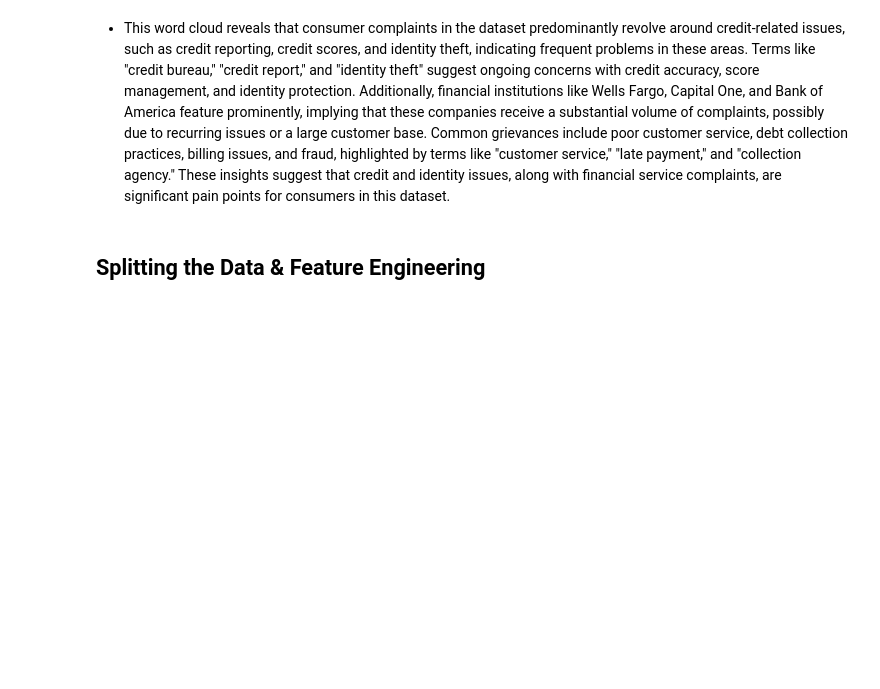
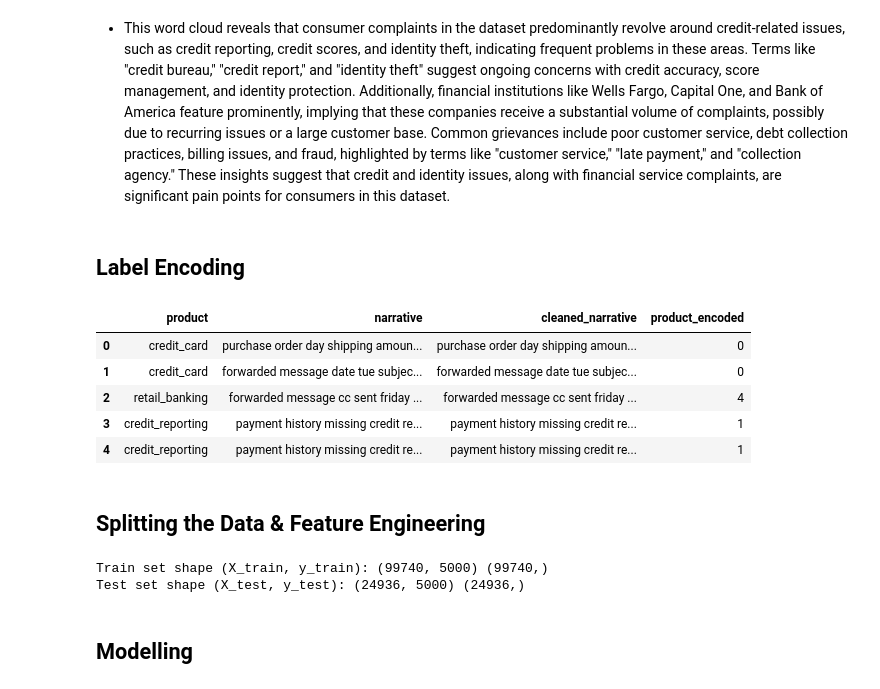
Before and after one commit to johnkul/nlp_consumer_complaints_classification, a Jupyter notebook: notebooks/julian.ipynb, the cells around one changed output. Cells and saved outputs as stored; diff of their text form; code cells hidden in the pictures; blank space fills up the shorter version.

Commit message:
modelling

```diff
--- a/notebooks/julian.ipynb
+++ b/notebooks/julian.ipynb
@@ -194,13 +194,41 @@ plt.show()
 [figure]
 # %% [markdown]
 - This word cloud reveals that consumer complaints in the dataset predominantly revolve around credit-related issues, such as credit reporting, credit scores, and identity theft, indicating frequent problems in these areas. Terms like "credit bureau," "credit report," and "identity theft" suggest ongoing concerns with credit accuracy, score management, and identity protection. Additionally, financial institutions like Wells Fargo, Capital One, and Bank of America feature prominently, implying that these companies receive a substantial volume of complaints, possibly due to recurring issues or a large customer base. Common grievances include poor customer service, debt collection practices, billing issues, and fraud, highlighted by terms like "customer service," "late payment," and "collection agency." These insights suggest that credit and identity issues, along with financial service complaints, are significant pain points for consumers in this dataset.
+# %% [markdown]
+## Label Encoding
+# %%
+# Encode Target Variable
+from sklearn.preprocessing import LabelEncoder
+label_encoder = LabelEncoder()
+data['product_encoded'] = label_encoder.fit_transform(data['product'])
+data.head()
+# %% [output]
+|  | product | narrative | cleaned_narrative | product_encoded |
+| 0 | credit_card | purchase order day shipping amoun... | purchase order day shipping amoun... | 0 |
+| 1 | credit_card | forwarded message date tue subjec... | forwarded message date tue subjec... | 0 |
+| 2 | retail_banking | forwarded message cc sent friday ... | forwarded message cc sent friday ... | 4 |
+| 3 | credit_reporting | payment history missing credit re... | payment history missing credit re... | 1 |
+| 4 | credit_reporting | payment history missing credit re... | payment history missing credit re... | 1 |
 # %% [markdown]
 ## Splitting the Data & Feature Engineering
 # %%
+# Define X and y
+X = data['cleaned_narrative']
+y = data['product_encoded']
+
 # Train-Test Split
-X_train_text, X_test_text, y_train, y_test = train_test_split(data['cleaned_narrative'], data['product'], test_size=0.3, random_state=42)
+X_train_text, X_test_text, y_train, y_test = train_test_split(X, y, test_size=0.2, random_state=42)
 
 # Feature Engineering
 tfidf = TfidfVectorizer(max_features=5000)
 X_train = tfidf.fit_transform(X_train_text)
 X_test = tfidf.transform(X_test_text)
+
+# Confirming the shape of the splits
+print("Train set shape (X_train, y_train):", X_train.shape, y_train.shape)
+print("Test set shape (X_test, y_test):", X_test.shape, y_test.shape)
+# %% [output]
+Train set shape (X_train, y_train): (99740, 5000) (99740,)
+Test set shape (X_test, y_test): (24936, 5000) (24936,)
+# %% [markdown]
+## Modelling
```
